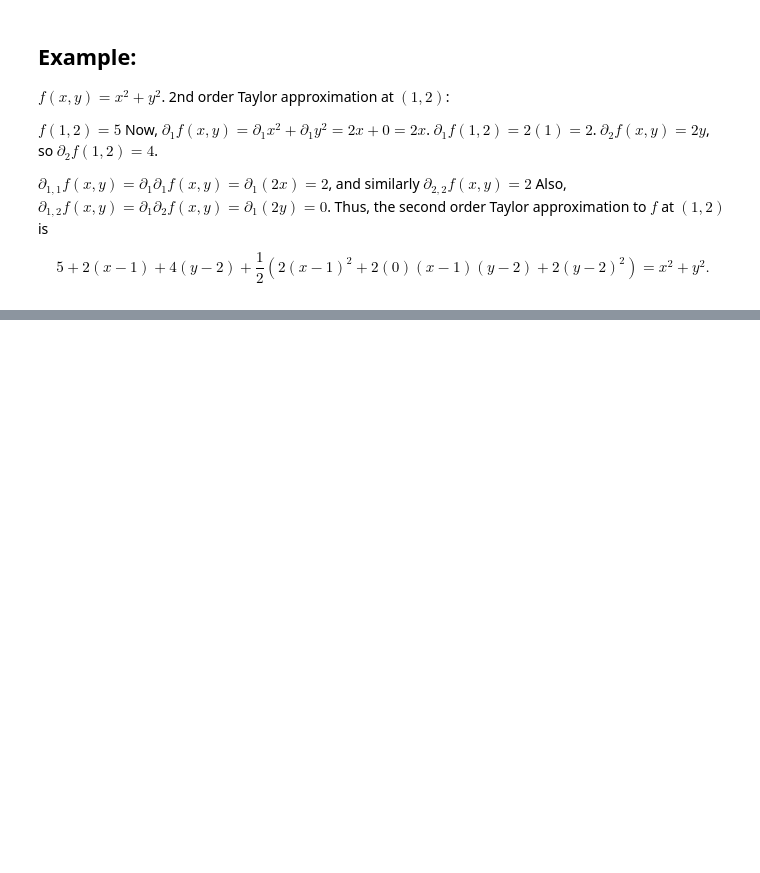
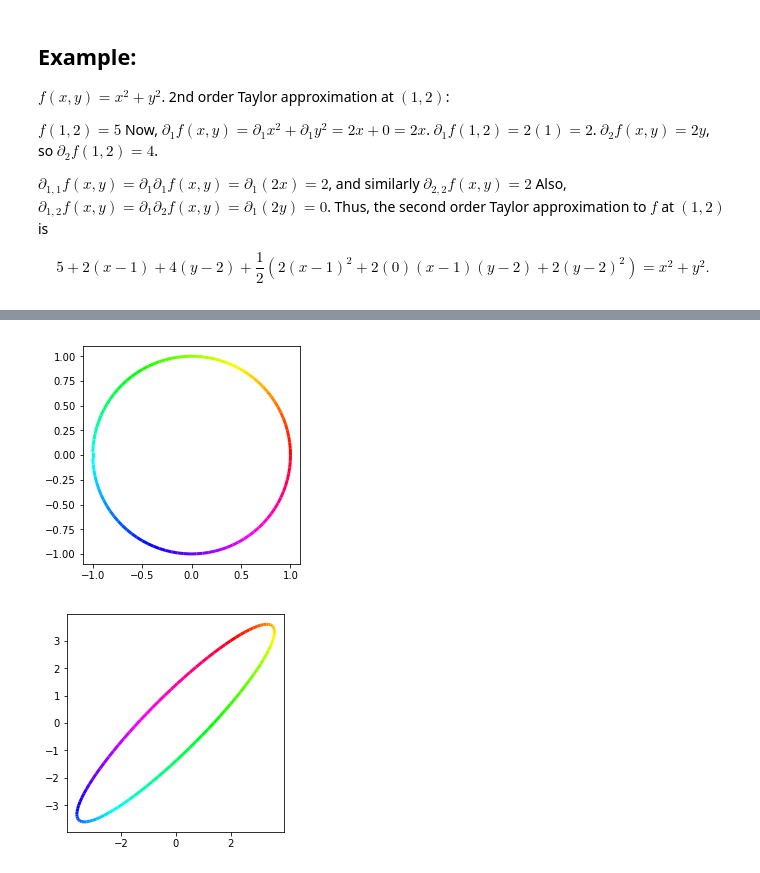
Before and after one commit to n8epi/ANLY561, a Jupyter notebook: Lecture 02/lecture0202.ipynb, the cells around one changed output, grey strips where cells are left out. Cells and saved outputs as stored; diff of their text form; code cells hidden in the pictures; blank space fills up the shorter version.

```diff
--- a/Lecture 02/lecture0202.ipynb
+++ b/Lecture 02/lecture0202.ipynb
@@ -883,6 +883,56 @@ Any function of the form $\phi({\bf x}) = A{\bf x} + {\bf b}$ for all ${\bf x}\i
 #### Theorem (Convexity Preservation under Affine Precomposition): Suppose $X\subset\mathbb{R}^2$ is convex, $f:X\rightarrow\mathbb{R}$ is convex on $X$, $A\in M_{2, 2}$ ,${\bf b}\in\mathbb{R}^2$, and set $Y = \{{\bf y}\in\mathbb{R}^2: A{\bf y}+{\bf b}\in X\}$. Then $Y$ is convex and $g:Y\rightarrow\mathbb{R}$ defined by $g({\bf y}) = f(Ay+{\bf b})$ for all ${\bf y}\in Y$ is convex on $Y$.
 
 #### Theorem (Convexity Preservation under Convex Monotone Transformation): Suppose $X\subset\mathbb{R}^2$ is convex, $f:X\rightarrow\mathbb{R}$ is convex on $X$, and that $g:f(X)\rightarrow \mathbb{R}$ is convex and non-decreasing, then $g\circ f: X\rightarrow\mathbb{R}$ is convex on $X$.
+# %%
+# Example of symmetric matrix as a transformation
+
+import numpy as np
+import matplotlib.pyplot as plt
+from matplotlib.collections import LineCollection
+from matplotlib.colors import ListedColormap, BoundaryNorm
+
+n = 100
+t = np.linspace(0,1, n)
+x = np.cos(2*np.pi*t)
+y = np.sin(2*np.pi*t)
+
+# Your colouring array
+cmap = ListedColormap(['r', 'g', 'b'])
+norm = BoundaryNorm([-1, -0.5, 0.5, 1], cmap.N)
+
+# Segments
+points = np.array([x, y]).T.reshape(-1, 1, 2)
+segments = np.concatenate([points[:-1], points[1:]], axis=1)
+
+lc = LineCollection(segments, cmap=plt.get_cmap('hsv'), norm=plt.Normalize(0,1))
+lc.set_array(t)
+lc.set_linewidth(3)
+
+fig1 = plt.figure()
+plt.gca().add_collection(lc)
+plt.xlim(-1.1, 1.1)
+plt.ylim(-1.1, 1.1)
+plt.axis('square')
+
+x_transformed = 2*x + 3*y
+y_transformed = 2*y + 3*x
+
+points = np.array([x_transformed, y_transformed]).T.reshape(-1, 1, 2)
+segments = np.concatenate([points[:-1], points[1:]], axis=1)
+
+lc = LineCollection(segments, cmap=plt.get_cmap('hsv'), norm=plt.Normalize(0,1))
+lc.set_array(t)
+lc.set_linewidth(3)
+
+fig2 = plt.figure()
+plt.gca().add_collection(lc)
+plt.xlim(-3.1, 3.1)
+plt.ylim(-3.1, 3.1)
+plt.axis('square')
+plt.show()
+# %% [output]
+[figure, added]
+[figure, added]
 # %% [markdown]
 ### Summary
 
```
Also changed, not shown: parts of 1 cell of this notebook, 22 other files.
